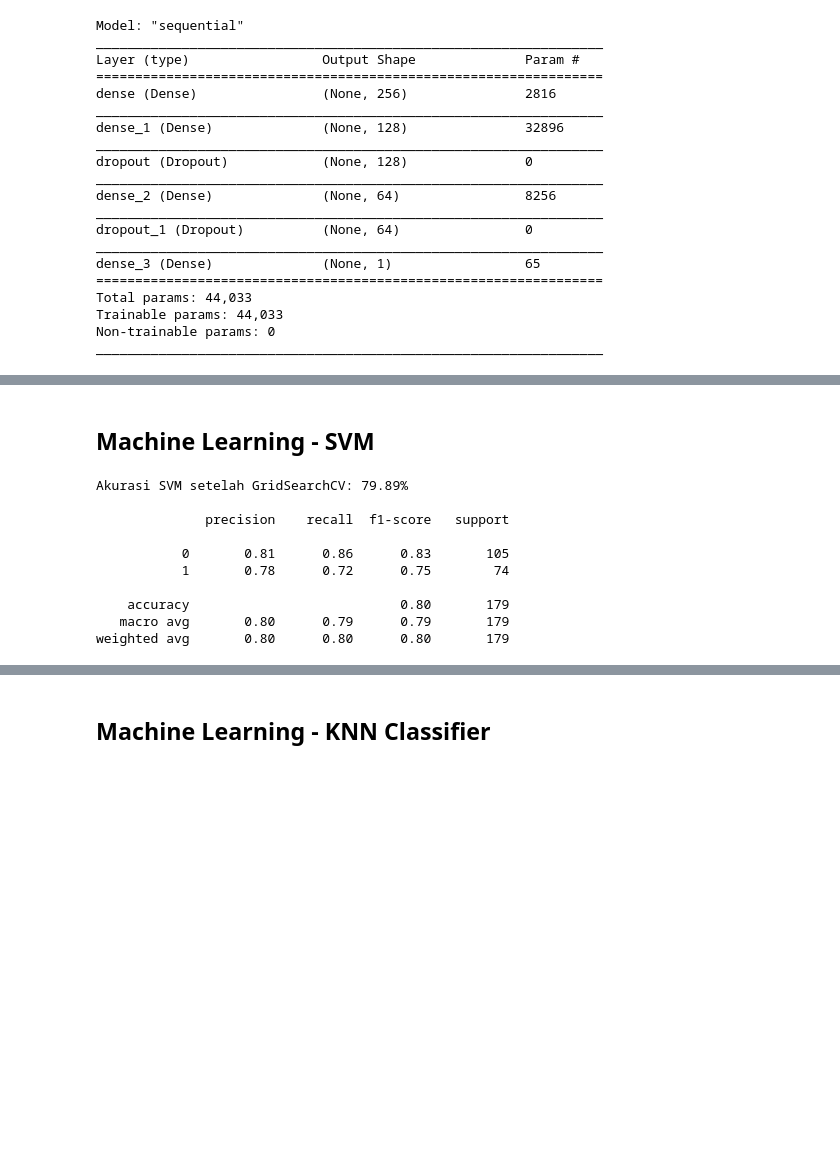
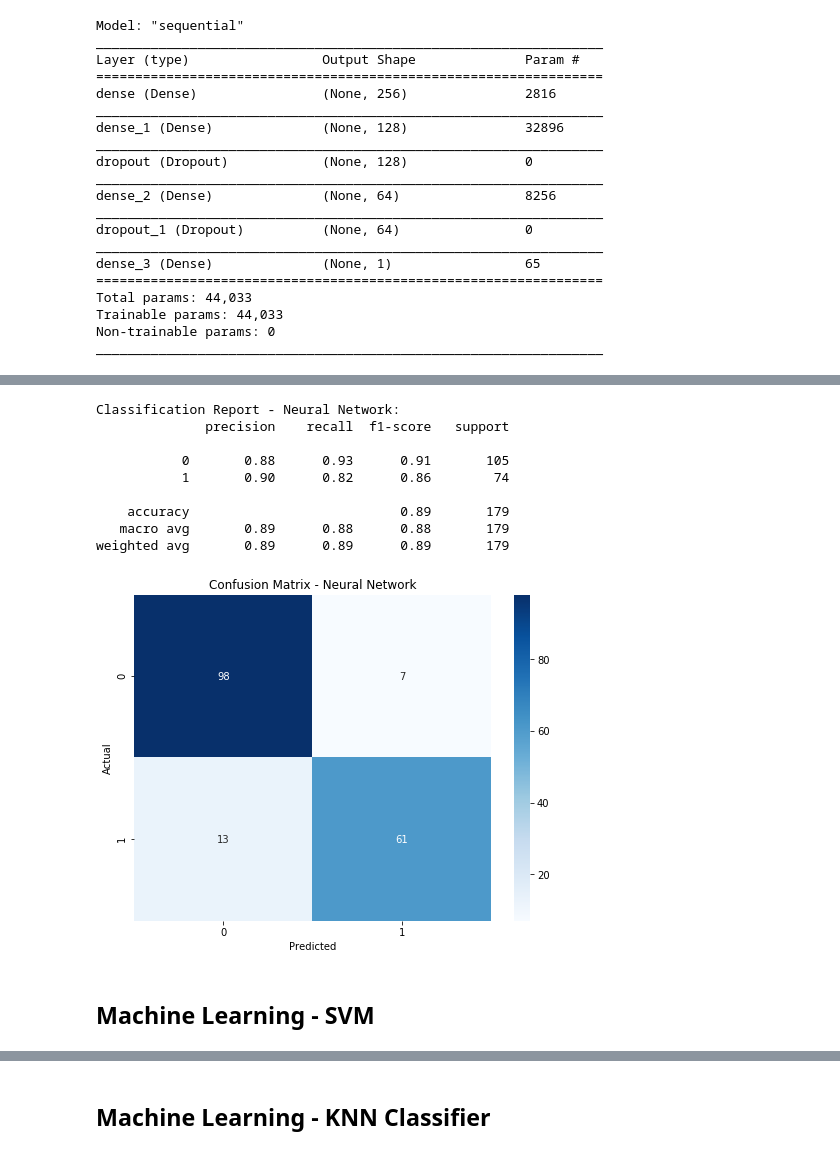
Before and after one commit to dionixius7/Titanic-disaster-ML-Model, a Jupyter notebook: Titanic disaster ML Model.ipynb, the cells around one changed output, grey strips where cells are left out. Drawn from its saved outputs; the diff is of its cells as text; code cells hidden in the pictures; blank space fills up the shorter version.

```diff
--- a/Titanic disaster ML Model.ipynb
+++ b/Titanic disaster ML Model.ipynb
@@ -796,3 +837,31 @@ plt.show()
+# %%
+y_pred_val = model.predict(X_val)
+y_pred_val = (y_pred_val > 0.5).astype(int).flatten()
+
+conf_matrix = confusion_matrix(y_val, y_pred_val)
+class_report = classification_report(y_val, y_pred_val)
+
+print("\nClassification Report - Neural Network:")
+print(class_report)
+
+# Plot Confusion Matrix
+plt.figure(figsize=(8, 6))
+sns.heatmap(conf_matrix, annot=True, fmt='d', cmap='Blues')
+plt.xlabel('Predicted')
+plt.ylabel('Actual')
+plt.title('Confusion Matrix - Neural Network')
+plt.show()
+# %% [output]
+Classification Report - Neural Network:
+              precision    recall  f1-score   support
+
+           0       0.88      0.93      0.91       105
+           1       0.90      0.82      0.86        74
+
+    accuracy                           0.89       179
+   macro avg       0.89      0.88      0.88       179
+weighted avg       0.89      0.89      0.89       179
+[figure, added]
 # %% [markdown]
 ## Machine Learning - SVM
 # %%
@@ -810,21 +879,4 @@ grid_search.fit(X_train_split, y_train_split)
 
 best_svm_model = grid_search.best_estimator_
 y_pred = best_svm_model.predict(X_val)
-# %%
-accuracy = accuracy_score(y_val, y_pred)
-print(f'Akurasi SVM setelah GridSearchCV: {accuracy * 100:.2f}%\n')
-
-print(classification_report(y_val, y_pred))
-y_test_pred = best_svm_model.predict(X_test)
-# %% [output]
-Akurasi SVM setelah GridSearchCV: 79.89%
-
-              precision    recall  f1-score   support
-
-           0       0.81      0.86      0.83       105
-           1       0.78      0.72      0.75        74
-
-    accuracy                           0.80       179
-   macro avg       0.80      0.79      0.79       179
-weighted avg       0.80      0.80      0.80       179
 # %%
```
Also changed, not shown: parts of 18 cells of this notebook, 1 other file.
